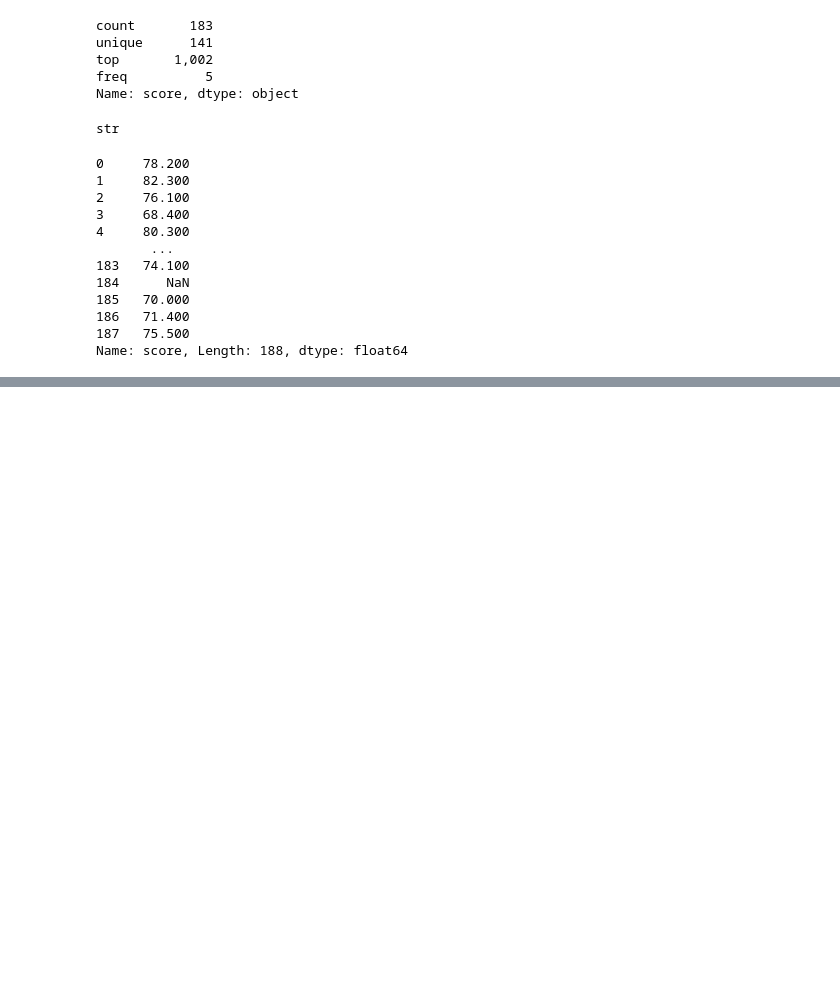
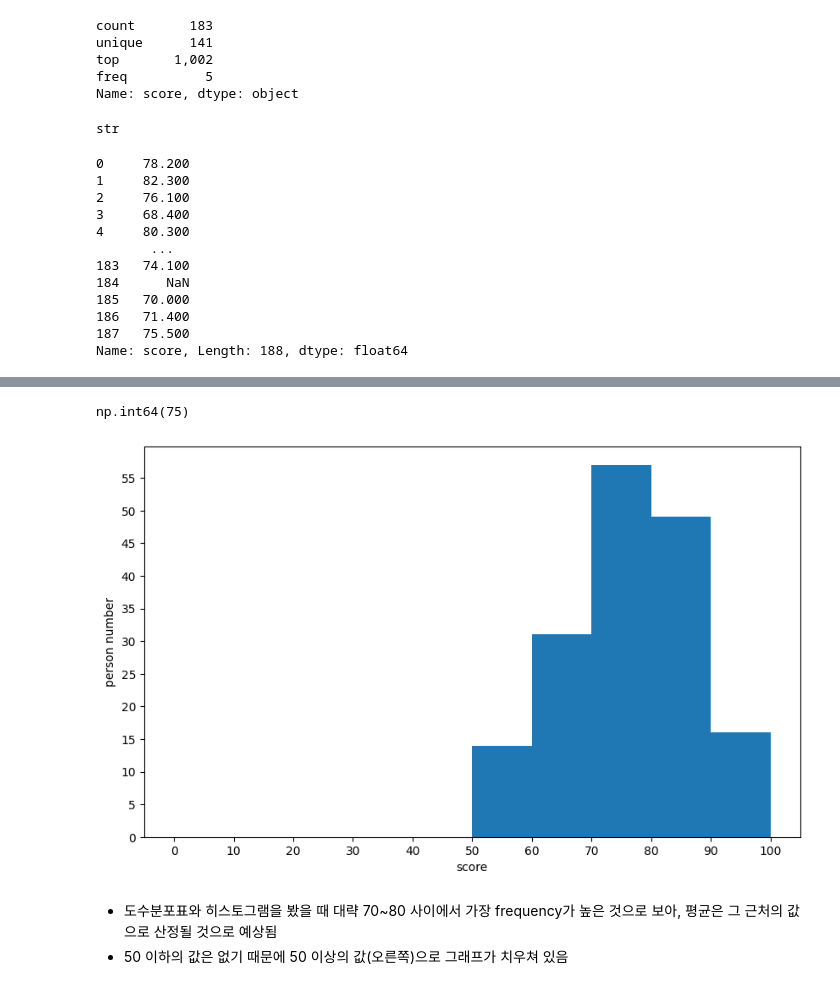
Before and after one commit to sooinp/Desktop, a Jupyter notebook: VSCode/통계분석2/0113.ipynb, the cells around one changed output, grey strips where cells are left out. Drawn from its saved outputs; the diff is of its cells as text; code cells hidden in the pictures; blank space fills up the shorter version.

```diff
--- a/VSCode/통계분석2/0113.ipynb
+++ b/VSCode/통계분석2/0113.ipynb
@@ -515,9 +518,3 @@ df['score']
 186   71.400
 187   75.500
 Name: score, Length: 188, dtype: float64
-# %%
-for i in df['student_id']:
-    if i.isdigit(df['student_id']):
-        df['student_id'] = df['student_id'].distinct().max()
-
-df
@@ -525,0 +529,5 @@ AttributeError: 'int' object has no attribute 'isdigit'
+# %%
+df_sort = df.sort_values(by = ['student_id', 'score'], ascending = [True, False])
+sorted = df_sort.drop_duplicates(subset = ['student_id'], keep = 'first')
+sorted = sorted.dropna()
+sorted
@@ -525,0 +548,17 @@ AttributeError: 'int' object has no attribute 'isdigit'
+# %%
+scores = np.array(sorted['score']) #점수 배열
+
+mean = np.mean(scores) #평균
+mid = np.median(scores) #중앙값
+
+deviation = scores - mean #편차
+
+vari = np.var(scores) #분산
+sq = np.sqrt(np.var(scores, ddof = 0)) #표준편차
+
+np.max(scores) - np.min(scores) #범위 (아래는 4분위수 범위)
+
+scoresQ1 = np.percentile(scores, 25)
+scoresQ3 = np.percentile(scores, 75)
+scores_IQR = scoresQ3 - scoresQ1
+scores_IQR
@@ -525,0 +609,18 @@ AttributeError: 'int' object has no attribute 'isdigit'
+# %%
+fdf.loc[fdf['빈도'].idxmax(), '계급값'] #최빈값 검토
+# %% [output]
+np.int64(75)
+# %%
+fig = plt.figure(figsize=(10, 6))
+ax = fig.add_subplot(111)
+freq, _, _ = ax.hist(scores, bins=10, range=(0, 100))
+ax.set_xlabel('score')
+ax.set_ylabel('person number')
+ax.set_xticks(np.linspace(0, 100, 10+1))
+ax.set_yticks(np.arange(0, freq.max()+1, 5))
+plt.show()
+# %% [output]
+[figure, added]
+# %% [markdown]
+- 도수분포표와 히스토그램을 봤을 때 대략 70~80 사이에서 가장 frequency가 높은 것으로 보아, 평균은 그 근처의 값으로 산정될 것으로 예상됨
+- 50 이하의 값은 없기 때문에 50 이상의 값(오른쪽)으로 그래프가 치우쳐 있음
```
Also changed, not shown: parts of 13 cells of this notebook, 5 other files.
